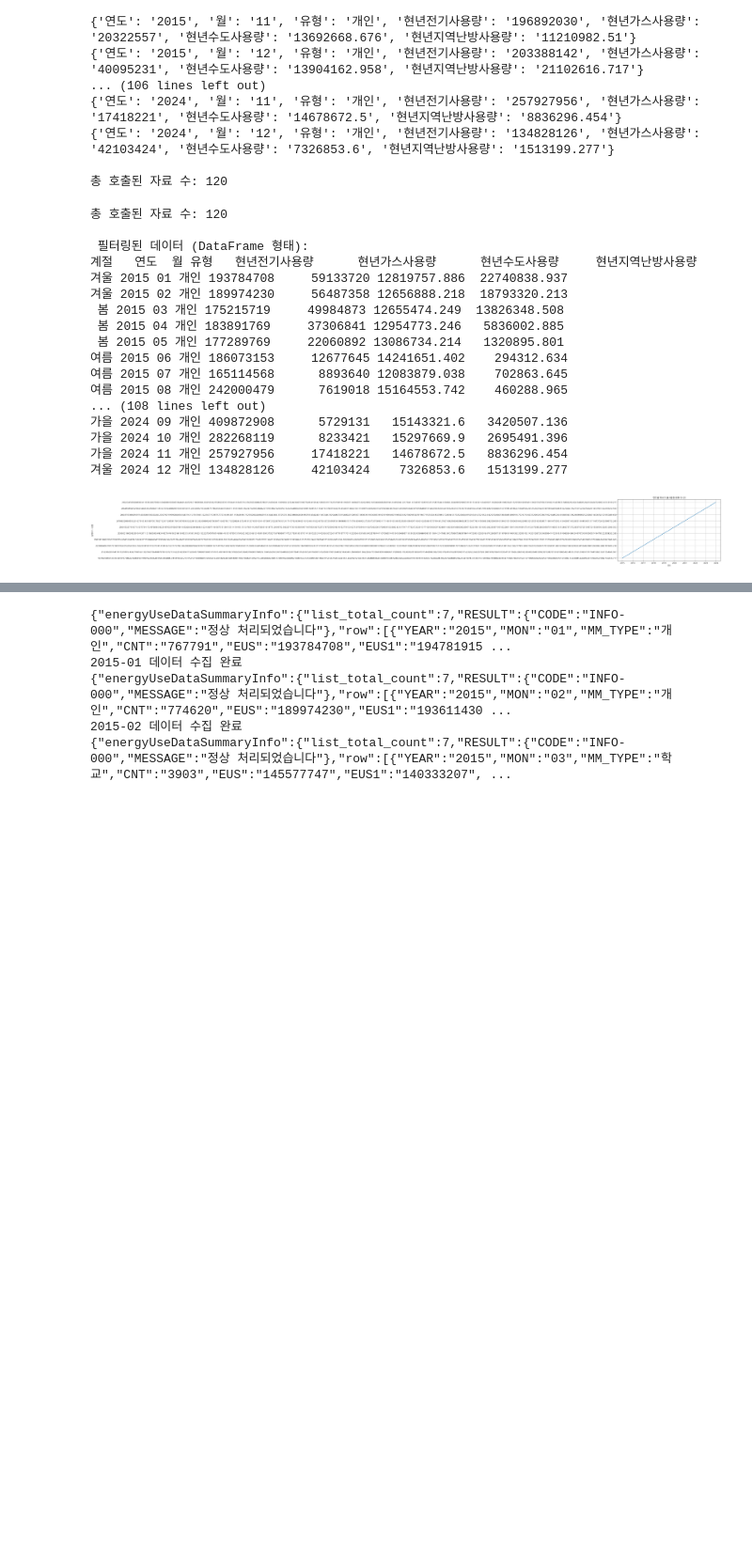
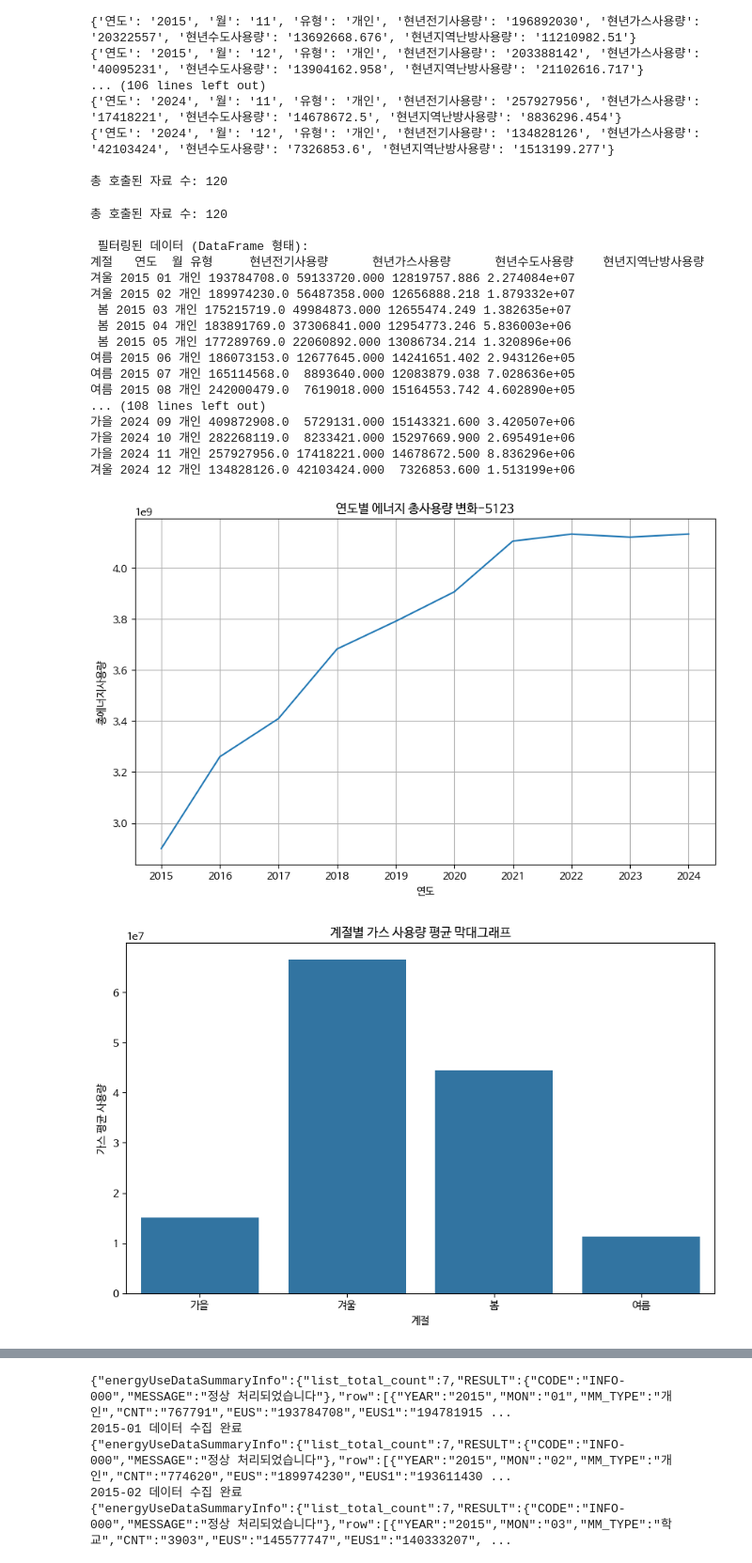
Before and after one commit to yangyu-jin/Data-Analysis-with-Open-Source, a Jupyter notebook: 오픈소스_데이터_분석_4강.ipynb, the cells around one changed output, grey strips where cells are left out. Shown at 94% size. Drawn from its saved outputs; the diff is of its cells as text; code cells hidden in the pictures; blank space fills up the shorter version.

```diff
--- a/오픈소스_데이터_분석_4강.ipynb
+++ b/오픈소스_데이터_분석_4강.ipynb
@@ -606,10 +606,10 @@ for year, month in get_year_months():
                         '연도': item.get('YEAR'),
                         '월': item.get('MON'),
                         '유형': item.get('MM_TYPE'),
-                        '현년전기사용량': item.get('EUS'),
-                        '현년가스사용량': item.get('GUS'),
-                        '현년수도사용량': item.get('WUS'),
-                        '현년지역난방사용량': item.get('HUS')
+                        '현년전기사용량': float(item.get('EUS') or 0),
+                        '현년가스사용량': float(item.get('GUS') or 0),
+                        '현년수도사용량': float(item.get('WUS') or 0),
+                        '현년지역난방사용량': float(item.get('HUS') or 0)
                     }
                     responses.append(filtered_item)
 
@@ -627,46 +627,65 @@ print(f"\n총 호출된 자료 수: {len(responses)}")
 import pandas as pd
 
 # responses 리스트를 DataFrame으로 변환
 df = pd.DataFrame(responses)
 
 # 데이터 프레임 출력
 print("\n 필터링된 데이터 (DataFrame 형태):")
 print(df.to_string(index=False))
 
 import matplotlib.pyplot as plt
 
 #연도별 에너지 총사용량 컬럼 추가
 df['총에너지사용량'] = df['현년전기사용량']  + df['현년가스사용량'] + df['현년수도사용량'] + df['현년지역난방사용량']
 
 #연도별 에너지 총사용량 계산
 yearly_sum = df.groupby('연도')['총에너지사용량'].sum().reset_index()
 
 #선그래프 시각화
-plt.rcParams['font.family'] = 'NanumGothic'
-plt.rcParams['axes.unicode_minus'] = False
+plt.rc('font', family='NanumBarunGothic')
 plt.figure(figsize=(10, 6))
 plt.plot(yearly_sum['연도'], yearly_sum['총에너지사용량'])
 plt.title('연도별 에너지 총사용량 변화-5123')
 plt.xlabel('연도')
 plt.ylabel('총에너지사용량')
 plt.grid(True)
 plt.show()
+
+#계절별 가스 사용량 평균 막대그래프 시각화
+
+import seaborn as sns
+
+season_GUS = df.groupby('계절')['현년가스사용량'].mean().reset_index()
+season_GUS['season_name'] = season_GUS['계절'].map({
+    0: '봄', 1: '여름', 2: '가을', 3: '겨울'
+})
+
+plt.figure(figsize = (10, 6))
+sns.barplot(x = '계절', y = '현년가스사용량', data = season_GUS)
+plt.title('계절별 가스 사용량 평균 막대그래프')
+plt.xlabel('계절')
+plt.ylabel('가스 평균 사용량')
+plt.show()
+
+print(season_GUS.head())
+print(season_GUS.columns)
 # %% [output]
 총 호출된 자료 수: 120
 
  필터링된 데이터 (DataFrame 형태):
-계절   연도  월 유형   현년전기사용량      현년가스사용량      현년수도사용량     현년지역난방사용량
-겨울 2015 01 개인 193784708     59133720 12819757.886  22740838.937
-겨울 2015 02 개인 189974230     56487358 12656888.218  18793320.213
- 봄 2015 03 개인 175215719     49984873 12655474.249  13826348.508
- 봄 2015 04 개인 183891769     37306841 12954773.246   5836002.885
- 봄 2015 05 개인 177289769     22060892 13086734.214   1320895.801
-여름 2015 06 개인 186073153     12677645 14241651.402    294312.634
-여름 2015 07 개인 165114568      8893640 12083879.038    702863.645
-여름 2015 08 개인 242000479      7619018 15164553.742    460288.965
+계절   연도  월 유형     현년전기사용량      현년가스사용량      현년수도사용량    현년지역난방사용량
+겨울 2015 01 개인 193784708.0 59133720.000 12819757.886 2.274084e+07
+겨울 2015 02 개인 189974230.0 56487358.000 12656888.218 1.879332e+07
+ 봄 2015 03 개인 175215719.0 49984873.000 12655474.249 1.382635e+07
+ 봄 2015 04 개인 183891769.0 37306841.000 12954773.246 5.836003e+06
+ 봄 2015 05 개인 177289769.0 22060892.000 13086734.214 1.320896e+06
+여름 2015 06 개인 186073153.0 12677645.000 14241651.402 2.943126e+05
+여름 2015 07 개인 165114568.0  8893640.000 12083879.038 7.028636e+05
+여름 2015 08 개인 242000479.0  7619018.000 15164553.742 4.602890e+05
 ... (108 lines left out)
-가을 2024 09 개인 409872908      5729131   15143321.6   3420507.136
-가을 2024 10 개인 282268119      8233421   15297669.9   2695491.396
-가을 2024 11 개인 257927956     17418221   14678672.5   8836296.454
-겨울 2024 12 개인 134828126     42103424    7326853.6   1513199.277
+가을 2024 09 개인 409872908.0  5729131.000 15143321.600 3.420507e+06
+가을 2024 10 개인 282268119.0  8233421.000 15297669.900 2.695491e+06
+가을 2024 11 개인 257927956.0 17418221.000 14678672.500 8.836296e+06
+겨울 2024 12 개인 134828126.0 42103424.000  7326853.600 1.513199e+06
-[figure, old version]
+[figure, new version]
+[figure, added]
```
Also changed, not shown: parts of 2 cells of this notebook.
